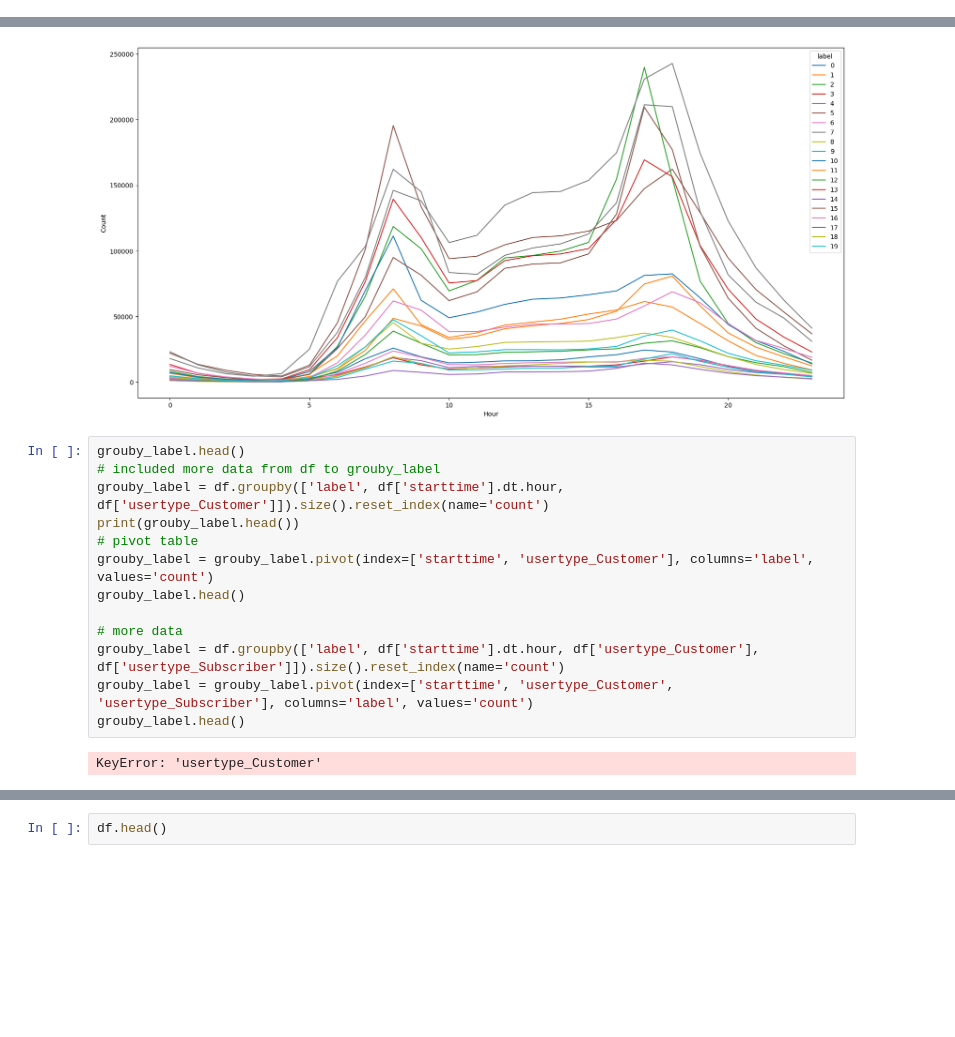
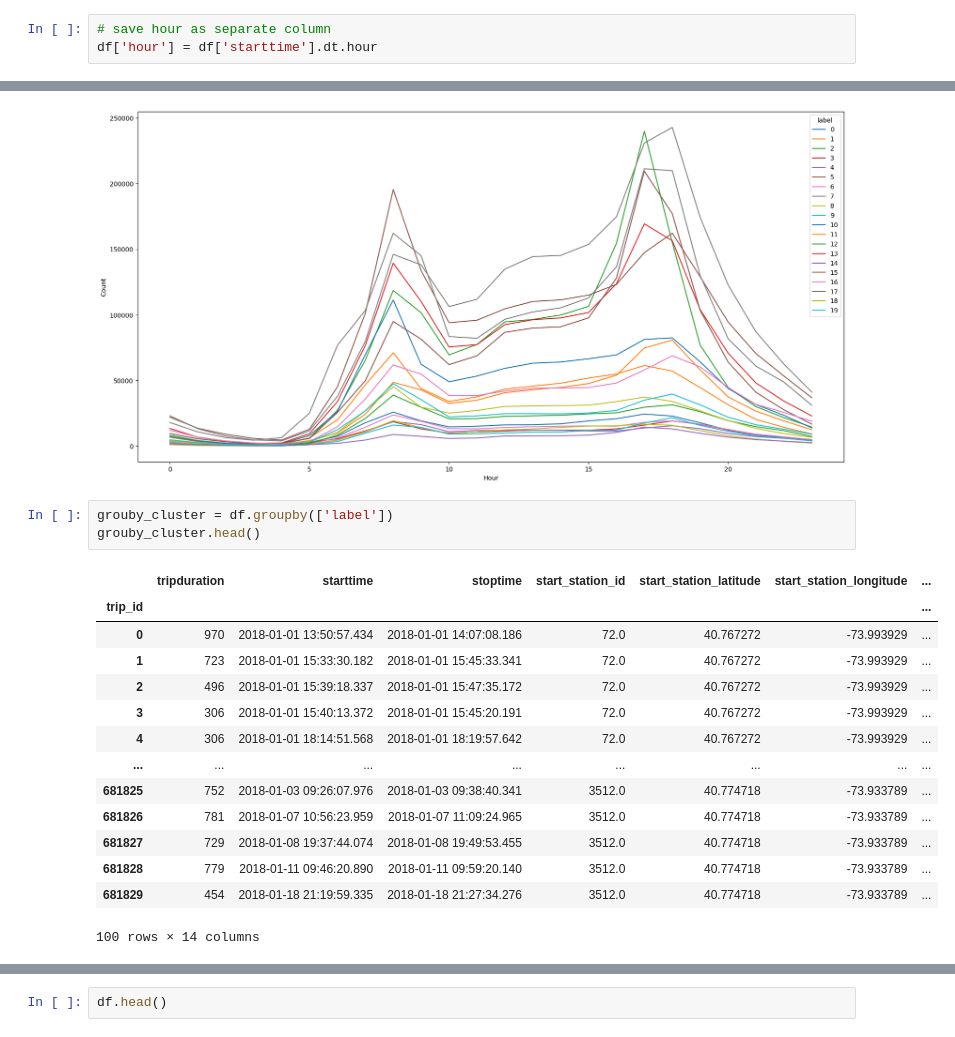
Before and after one commit to AlexisVandenHeede/IntroBA, a Jupyter notebook: report.ipynb, the cells around one changed output, grey strips where cells are left out. Cells and saved outputs as stored; diff of their text form; blank space fills up the shorter version.

```diff
--- a/report.ipynb
+++ b/report.ipynb
@@ -50,6 +50,9 @@ df.head()
 | 2 | 496 | 2018-01-01 15:39:18.337 | 2018-01-01 15:47:35.172 | 72.0 | 40.767272 | -73.993929 | ... |
 | 3 | 306 | 2018-01-01 15:40:13.372 | 2018-01-01 15:45:20.191 | 72.0 | 40.767272 | -73.993929 | ... |
 | 4 | 306 | 2018-01-01 18:14:51.568 | 2018-01-01 18:19:57.642 | 72.0 | 40.767272 | -73.993929 | ... |
+# %%
+# save hour as separate column
+df['hour'] = df['starttime'].dt.hour
 # %%
 # make user type dummy
 df = pd.get_dummies(df, columns=['usertype'], dtype=int, drop_first=True)
@@ -151,18 +239,21 @@ plt.xlabel('Hour')
 plt.show()
 # %% [output]
 [figure]
-# %%
-grouby_label.head()
-# included more data from df to grouby_label
-grouby_label = df.groupby(['label', df['starttime'].dt.hour, df['usertype_Customer']]).size().reset_index(name='count')
-print(grouby_label.head())
-# pivot table
-grouby_label = grouby_label.pivot(index=['starttime', 'usertype_Customer'], columns='label', values='count')
-grouby_label.head()
-
-# more data
-grouby_label = df.groupby(['label', df['starttime'].dt.hour, df['usertype_Customer'], df['usertype_Subscriber']]).size().reset_index(name='count')
-grouby_label = grouby_label.pivot(index=['starttime', 'usertype_Customer', 'usertype_Subscriber'], columns='label', values='count')
-grouby_label.head()
-# %% [output]
-KeyError: 'usertype_Customer'
+# %%
+grouby_cluster = df.groupby(['label'])
+grouby_cluster.head()
+# %% [output]
+|  | tripduration | starttime | stoptime | start_station_id | start_station_latitude | start_station_longitude | ... |
+| trip_id |  |  |  |  |  |  | ... |
+| 0 | 970 | 2018-01-01 13:50:57.434 | 2018-01-01 14:07:08.186 | 72.0 | 40.767272 | -73.993929 | ... |
+| 1 | 723 | 2018-01-01 15:33:30.182 | 2018-01-01 15:45:33.341 | 72.0 | 40.767272 | -73.993929 | ... |
+| 2 | 496 | 2018-01-01 15:39:18.337 | 2018-01-01 15:47:35.172 | 72.0 | 40.767272 | -73.993929 | ... |
+| 3 | 306 | 2018-01-01 15:40:13.372 | 2018-01-01 15:45:20.191 | 72.0 | 40.767272 | -73.993929 | ... |
+| 4 | 306 | 2018-01-01 18:14:51.568 | 2018-01-01 18:19:57.642 | 72.0 | 40.767272 | -73.993929 | ... |
+| ... | ... | ... | ... | ... | ... | ... | ... |
+| 681825 | 752 | 2018-01-03 09:26:07.976 | 2018-01-03 09:38:40.341 | 3512.0 | 40.774718 | -73.933789 | ... |
+| 681826 | 781 | 2018-01-07 10:56:23.959 | 2018-01-07 11:09:24.965 | 3512.0 | 40.774718 | -73.933789 | ... |
+| 681827 | 729 | 2018-01-08 19:37:44.074 | 2018-01-08 19:49:53.455 | 3512.0 | 40.774718 | -73.933789 | ... |
+| 681828 | 779 | 2018-01-11 09:46:20.890 | 2018-01-11 09:59:20.140 | 3512.0 | 40.774718 | -73.933789 | ... |
+| 681829 | 454 | 2018-01-18 21:19:59.335 | 2018-01-18 21:27:34.276 | 3512.0 | 40.774718 | -73.933789 | ... |
+100 rows × 14 columns
```
Also changed, not shown: parts of 6 cells of this notebook.
